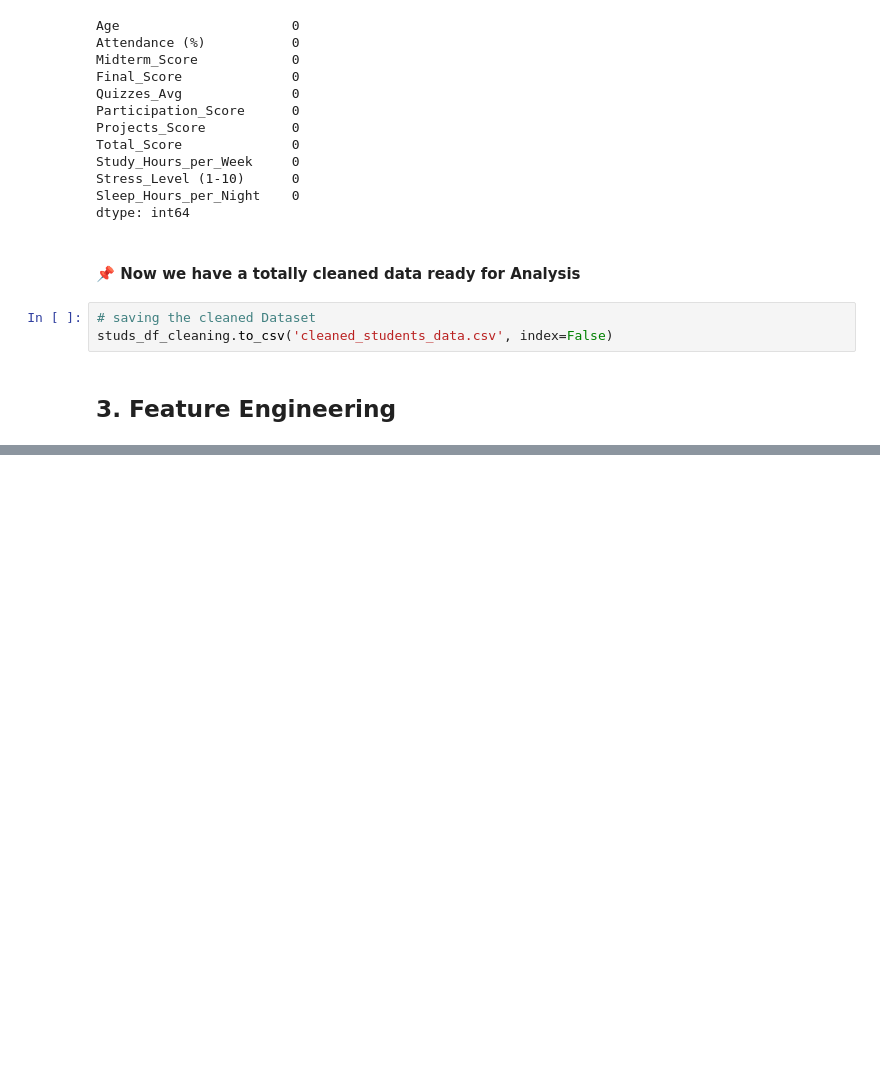
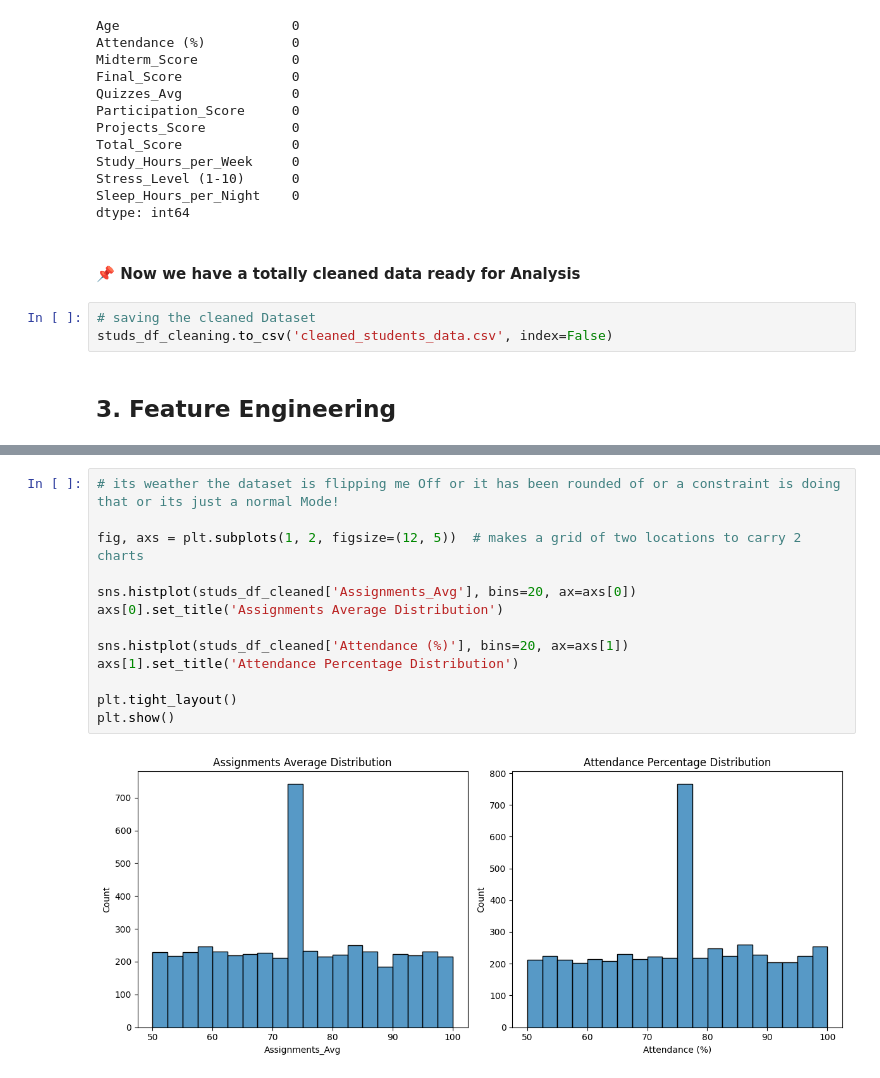
Before and after one commit to AbdallahGasem/Student-Performance-Analysis, a Jupyter notebook: KickStart.ipynb, the cells around one changed output, grey strips where cells are left out. Saved outputs shown, nothing was run; the diff lists cells and outputs as text; blank space fills up the shorter version.

```diff
--- a/KickStart.ipynb
+++ b/KickStart.ipynb
@@ -744,0 +985,15 @@ studs_df_cleaning.to_csv('cleaned_students_data.csv', index=False)
+# %%
+# its weather the dataset is flipping me Off or it has been rounded of or a constraint is doing that or its just a normal Mode!
+
+fig, axs = plt.subplots(1, 2, figsize=(12, 5))  # makes a grid of two locations to carry 2 charts
+
+sns.histplot(studs_df_cleaned['Assignments_Avg'], bins=20, ax=axs[0])
+axs[0].set_title('Assignments Average Distribution')
+
+sns.histplot(studs_df_cleaned['Attendance (%)'], bins=20, ax=axs[1])
+axs[1].set_title('Attendance Percentage Distribution')
+
+plt.tight_layout()
+plt.show()
+# %% [output]
+[figure, added]
```
Also changed, not shown: parts of 78 cells of this notebook, 1 other file.
